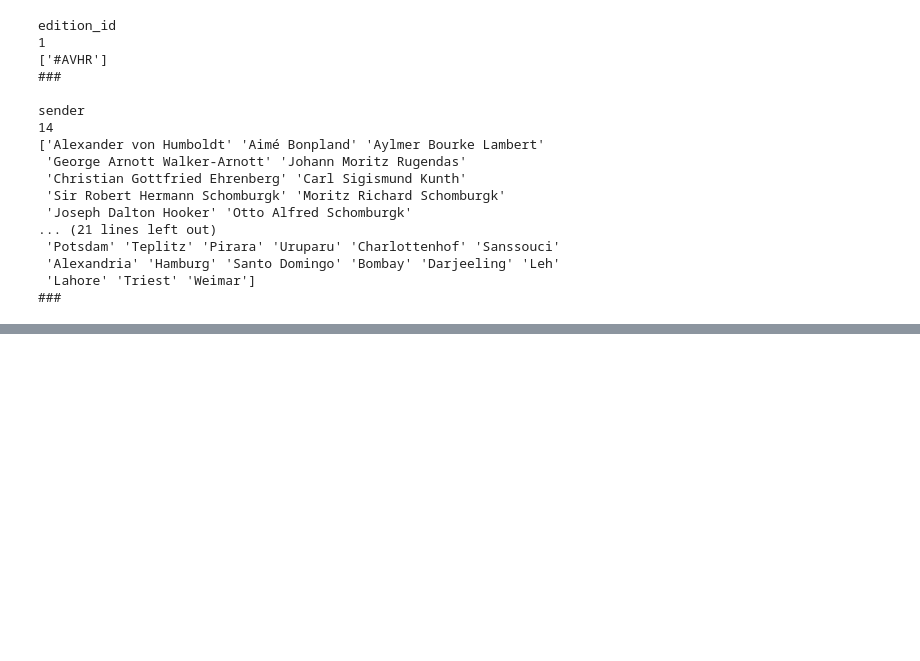
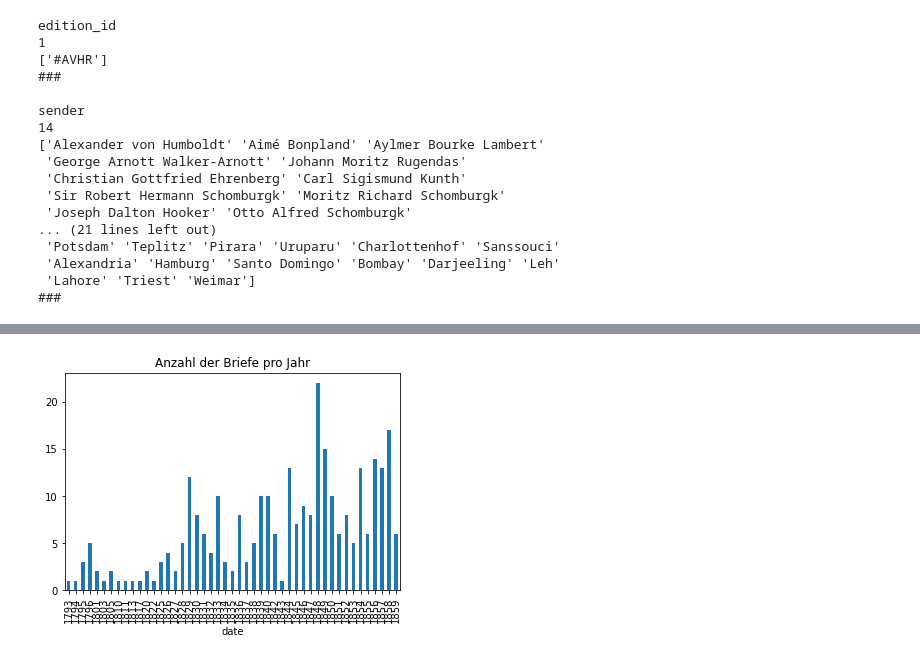
Before and after one commit to Digital-History-Berlin/Python-fuer-Historiker-innen-Intermediate, a Jupyter notebook: ch02-pandas/05-intro-eda.ipynb, the cells around one changed output, grey strips where cells are left out. Cells and saved outputs as stored; diff of their text form; code cells hidden in the pictures; blank space fills up the shorter version.

```diff
--- a/ch02-pandas/05-intro-eda.ipynb
+++ b/ch02-pandas/05-intro-eda.ipynb
@@ -150,0 +154,6 @@ df.loc[:, 'nr_token' ].plot(kind='hist', bins=30);
+# %%
+df_grouped_sum = df.groupby(df.loc[:, 'date'].dt.to_period('Y')).size()
+
+df_grouped_sum.plot(kind='bar', title='Anzahl der Briefe pro Jahr');
+# %% [output]
+[figure, added]
```
Also changed, not shown: parts of 21 cells of this notebook, 1 other file.
